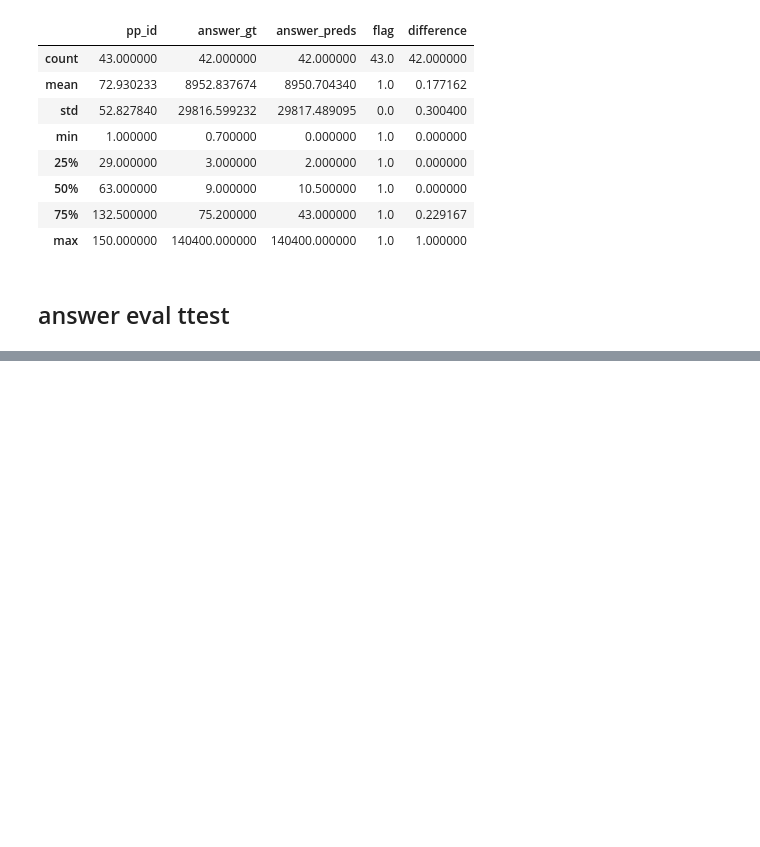
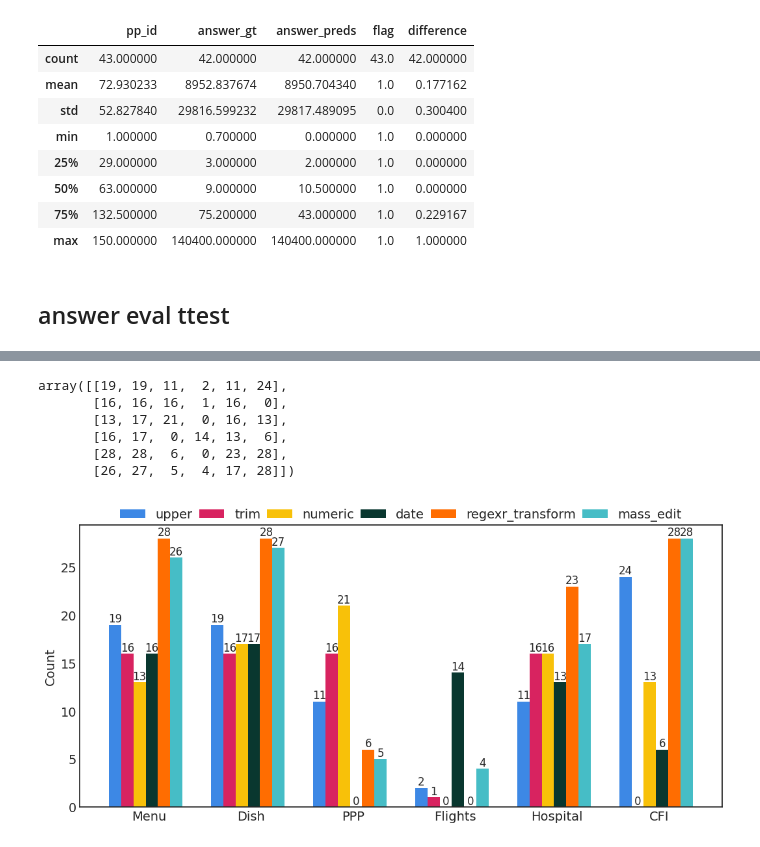
Before and after one commit to LanLi2017/LLM4DC, a Jupyter notebook: run_ev.ipynb, the cells around one changed output, grey strips where cells are left out. Saved outputs shown, nothing was run; the diff lists cells and outputs as text; code cells hidden in the pictures; blank space fills up the shorter version.

```diff
--- a/run_ev.ipynb
+++ b/run_ev.ipynb
@@ -1018,0 +1488,70 @@ ppp_ttest
+# %%
+df_ops_stats_viz=pd.read_csv('/projects/bces/lanl2/LLM4DC/ops_stats_viz.csv')
+# %%
+df_ops_stats_viz.iloc[:,1:].values
+# %% [output]
+array([[19, 19, 11,  2, 11, 24],
+       [16, 16, 16,  1, 16,  0],
+       [13, 17, 21,  0, 16, 13],
+       [16, 17,  0, 14, 13,  6],
+       [28, 28,  6,  0, 23, 28],
+       [26, 27,  5,  4, 17, 28]])
+# %%
+import matplotlib.pyplot as plt
+import numpy as np
+
+# Use an academic style for publication
+plt.style.use('seaborn-v0_8-white')
+plt.rcParams.update({'font.size': 14})
+
+# Define operations and datasets
+operations = ["upper","trim","numeric","date","regexr_transform","mass_edit"]
+datasets = [ 'Menu', 'Dish','PPP', 'Flights', 'Hospital', 'CFI']
+n_datasets = len(datasets)
+n_operations = len(operations)
+
+# Example count data: each row corresponds to one operation,
+# and each column corresponds to one dataset.
+# This array should be of shape (6, 6).
+count_data = df_ops_stats_viz.iloc[:,1:].values.transpose()
+
+# Define a color-blind friendly palette (ColorBrewer-inspired) for 6 datasets
+colors = ["#3d88e5", "#d82360", "#f8c109", "#09372f", "#ff6d01", "#46bdc6"]
+
+# Set up a single subplot with constrained layout
+fig, ax = plt.subplots(figsize=(10.5, 5), constrained_layout=True)
+
+# Bar width for each dataset's bar in a group
+bar_width = 0.12
+total_bar_width = n_datasets * bar_width  # total width for one operation group
+
+# x positions for each operation group (centered)
+group_x = np.arange(n_operations)
+
+# Plot bars for each dataset within each operation group
+for i in range(n_operations):
+    # Compute the x positions for the current dataset's bars in each group.
+    x_positions = group_x - (total_bar_width / 2) + i * bar_width + bar_width / 4
+    ax.bar(x_positions, count_data[:, i], width=bar_width, color=colors[i], label=operations[i])
+
+    # Add value labels above each bar
+    for j, value in enumerate(count_data[:, i]):
+        ax.text(x_positions[j], value, f'{value}', ha='center', va='bottom', fontsize=12)
+
+# Set x-axis labels and title
+ax.set_xticks(group_x)
+# ax.set_xticklabels(operations, fontsize=14)
+ax.set_xticklabels(datasets, fontsize=14)
+# ax.set_xlabel('Operations', fontsize=14)
+ax.set_ylabel('Count', fontsize=14)
+# ax.set_title('Count of Each Operation by Dataset', fontsize=16)
+
+# Place the legend at the top in one line
+ax.legend(loc='upper center', bbox_to_anchor=(0.5, 1.1), ncol=n_datasets,columnspacing=0.5, fontsize=14)
+# plt.legend(loc='upper center', bbox_to_anchor=(0.5, 1.15, 0.5, 0.2), ncol=2, columnspacing=0.5, handlelength=1, handletextpad=0.2)
+
+# Save the plot as a PDF file
+plt.savefig("ops_stats_viz.pdf", format="pdf")
+plt.show()
+# %% [output]
+[figure, added]
```
Also changed, not shown: parts of 56 cells of this notebook, 11 other files.
